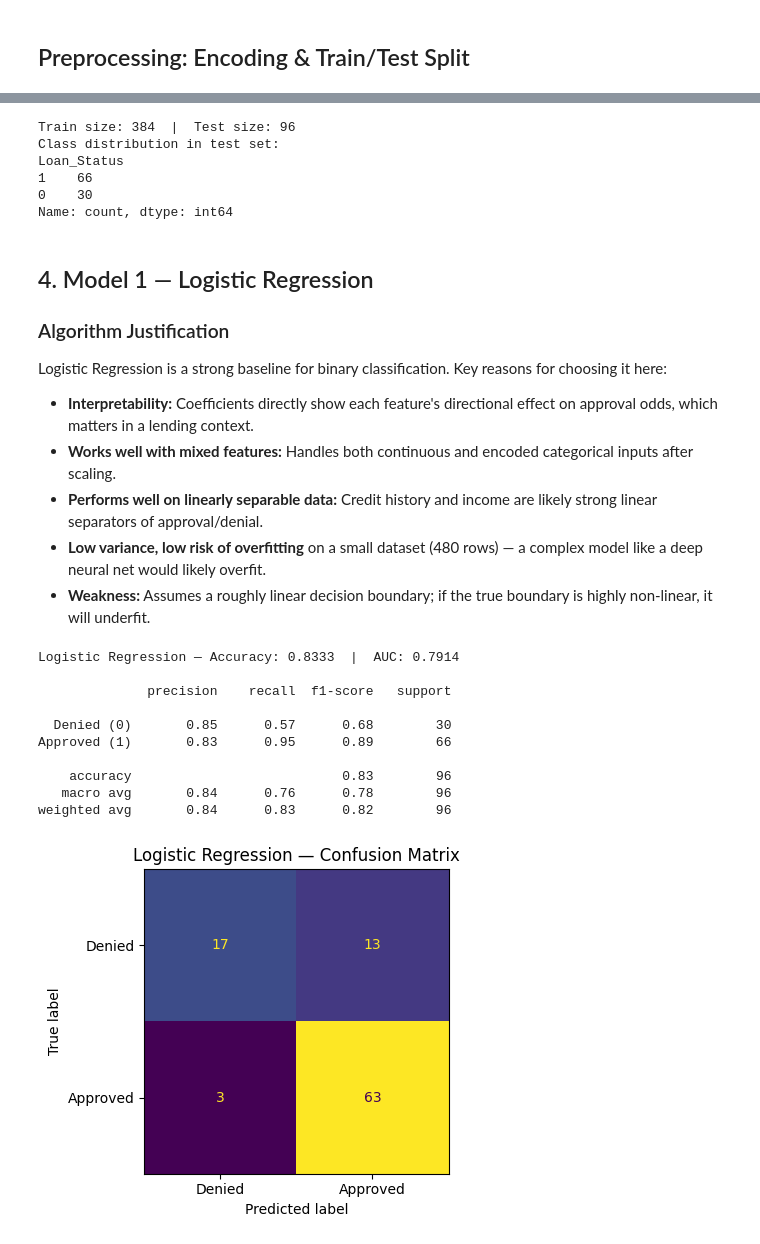
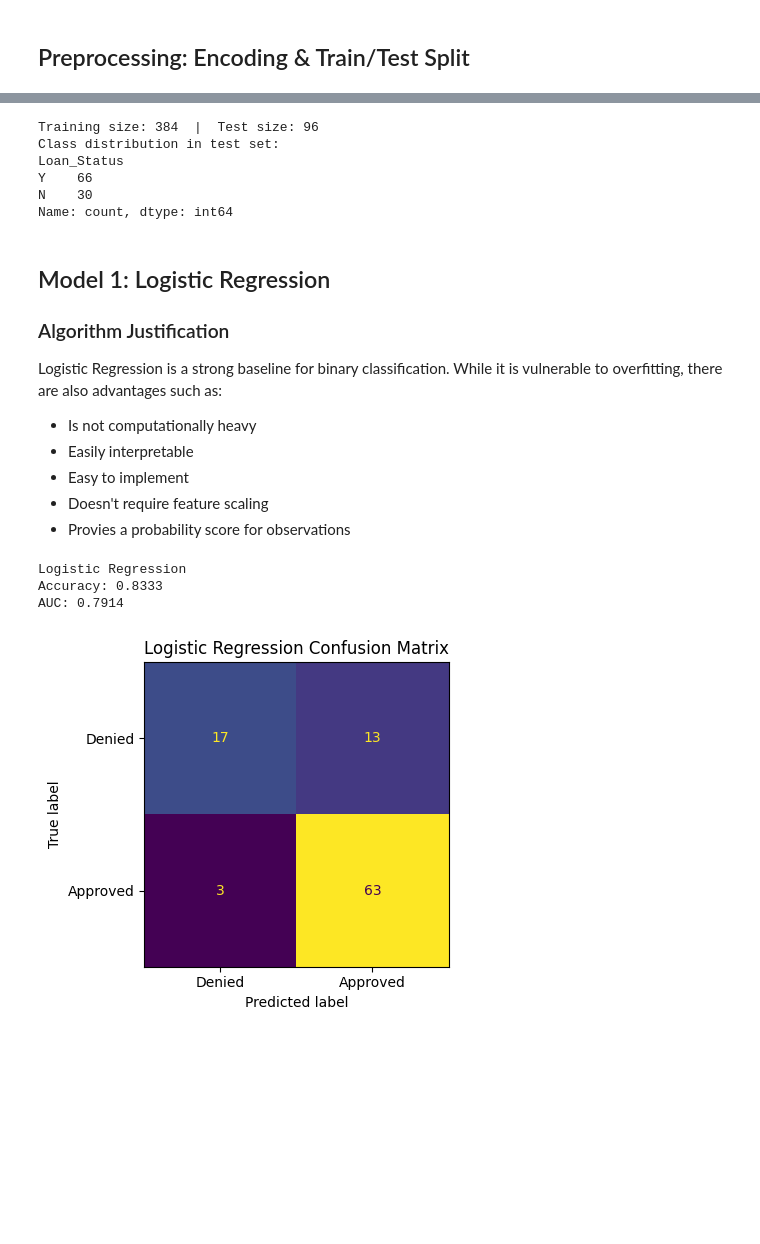
Before and after one commit to ARobin09/INFSCI0510, a Jupyter notebook: assignment4/assignment4.ipynb, the cells around one changed output, grey strips where cells are left out. Drawn from its saved outputs; the diff is of its cells as text; code cells hidden in the pictures; blank space fills up the shorter version.

```diff
--- a/assignment4/assignment4.ipynb
+++ b/assignment4/assignment4.ipynb
@@ -106,7 +114,7 @@ target = 'Loan_Status'
 data = df[features + [target]].copy()
 data = pd.get_dummies(data, columns=['Education','Married','Property_Area'], dtype=int)
 data['Credit_History'] = data['Credit_History'].astype(int)
-data['Loan_Status'] = data['Loan_Status'].map({'Y':1,'N':0})
+# data['Loan_Status'] = data['Loan_Status'].map({'Y':1,'N':0})
 
 data.head()
 # %% [output]
@@ -128,27 +136,27 @@ scaler = StandardScaler()
 X_train_sc = scaler.fit_transform(X_train)
 X_test_sc  = scaler.transform(X_test)
 
-print(f"Train size: {len(X_train)}  |  Test size: {len(X_test)}")
+print(f"Training size: {len(X_train)}  |  Test size: {len(X_test)}")
 print(f"Class distribution in test set:\n{y_test.value_counts()}")
 # %% [output]
-Train size: 384  |  Test size: 96
+Training size: 384  |  Test size: 96
 Class distribution in test set:
 Loan_Status
-1    66
-0    30
+Y    66
+N    30
 Name: count, dtype: int64
 # %% [markdown]
-## 4. Model 1 — Logistic Regression
+## Model 1: Logistic Regression
 
 ### Algorithm Justification
 
-Logistic Regression is a strong baseline for binary classification. Key reasons for choosing it here:
+Logistic Regression is a strong baseline for binary classification. While it is vulnerable to overfitting, there are also advantages such as:
 
-- **Interpretability:** Coefficients directly show each feature's directional effect on approval odds, which matters in a lending context.
-- **Works well with mixed features:** Handles both continuous and encoded categorical inputs after scaling.
-- **Performs well on linearly separable data:** Credit history and income are likely strong linear separators of approval/denial.
-- **Low variance, low risk of overfitting** on a small dataset (480 rows) — a complex model like a deep neural net would likely overfit.
-- **Weakness:** Assumes a roughly linear decision boundary; if the true boundary is highly non-linear, it will underfit.
+- Is not computationally heavy
+- Easily interpretable
+- Easy to implement
+- Doesn't require feature scaling
+- Provies a probability score for observations
 # %%
 lr = LogisticRegression(random_state=42, max_iter=1000)
 lr.fit(X_train_sc, y_train)
@@ -159,29 +167,21 @@ y_proba_lr  = lr.predict_proba(X_test_sc)[:, 1]
 acc_lr  = accuracy_score(y_test, y_pred_lr)
 auc_lr  = roc_auc_score(y_test, y_proba_lr)
 
-print(f"Logistic Regression — Accuracy: {acc_lr:.4f}  |  AUC: {auc_lr:.4f}")
-print()
-print(classification_report(y_test, y_pred_lr, target_names=['Denied (0)', 'Approved (1)']))
+print("Logistic Regression")
+print(f"Accuracy: {acc_lr:.4f}")
+print(f"AUC: {auc_lr:.4f}")
 # %% [output]
-Logistic Regression — Accuracy: 0.8333  |  AUC: 0.7914
-
-              precision    recall  f1-score   support
-
-  Denied (0)       0.85      0.57      0.68        30
-Approved (1)       0.83      0.95      0.89        66
-
-    accuracy                           0.83        96
-   macro avg       0.84      0.76      0.78        96
-weighted avg       0.84      0.83      0.82        96
+Logistic Regression
+Accuracy: 0.8333
+AUC: 0.7914
 # %%
-# Confusion matrix
 fig, ax = plt.subplots(figsize=(5,4))
 ConfusionMatrixDisplay.from_estimator(lr, X_test_sc, y_test,
                                        display_labels=['Denied','Approved'],
                                        colorbar=False, ax=ax)
-ax.set_title('Logistic Regression — Confusion Matrix')
+ax.set_title('Logistic Regression Confusion Matrix')
 plt.tight_layout()
 plt.show()
 # %% [output]
-[figure, old version]
+[figure, new version]
 # %%
```
Also changed, not shown: parts of 18 cells of this notebook, 1 other file.
